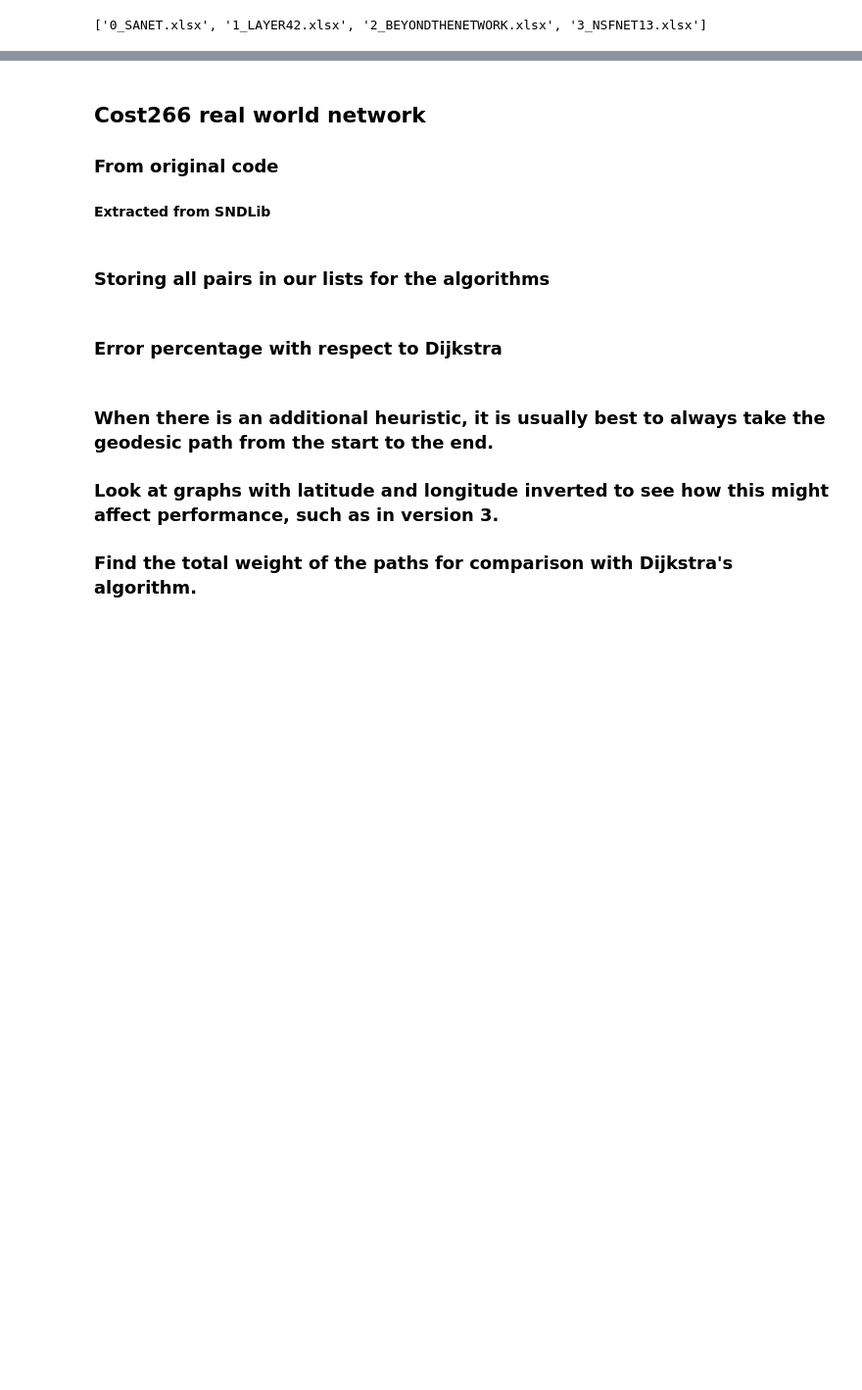
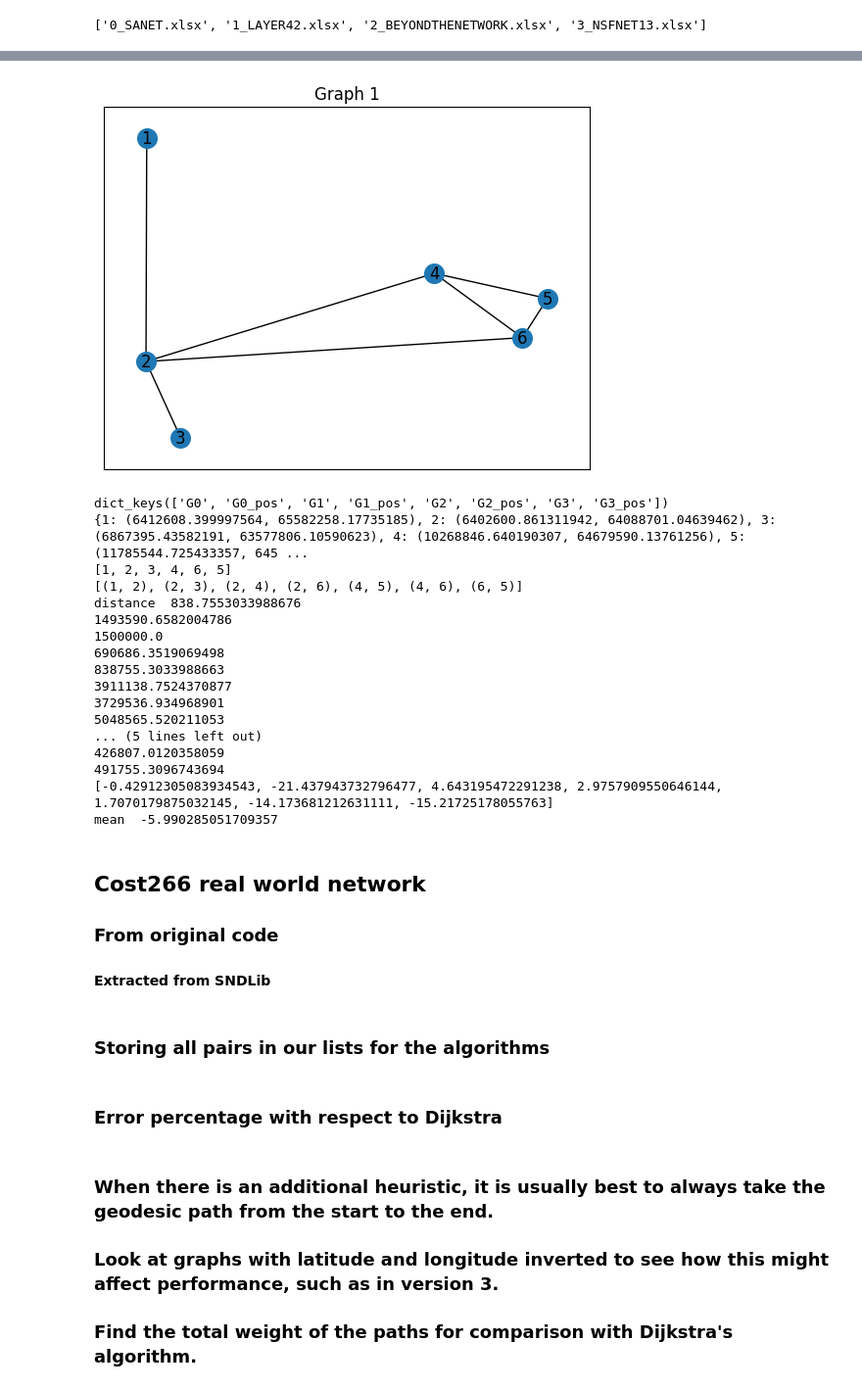
Before and after one commit to dylanljs04/human-gazed-algo, a Jupyter notebook: new_main.ipynb, the cells around one changed output, grey strips where cells are left out. Shown at 98% size. Cells and saved outputs as stored; diff of their text form; code cells hidden in the pictures; blank space fills up the shorter version.

Commit message:
calculate distanc with long lat

```diff
--- a/new_main.ipynb
+++ b/new_main.ipynb
@@ -165,3 +165,69 @@ class VectorOperations:
+# %%
+import math
+
+plot_graph(graphs["G1"], graphs["G1_pos"], "Graph 1")
+print(graphs.keys())
+print(graphs["G1_pos"])
+print(graphs["G1"].nodes)
+print(graphs["G1"].edges)
+
+import math
+
+
+def deg2rad(deg):
+    return deg * (math.pi / 180)
+
+def get_distance_from_lat_lon_in_km(lat1, lon1, lat2, lon2):
+    R = 6371  # Radius of the earth in km
+    d_lat = deg2rad(lat2 - lat1)
+    d_lon = deg2rad(lon2 - lon1)
+    a = (math.sin(d_lat / 2) * math.sin(d_lat / 2) +
+         math.cos(deg2rad(lat1)) * math.cos(deg2rad(lat2)) *
+         math.sin(d_lon / 2) * math.sin(d_lon / 2))
+    c = 2 * math.atan2(math.sqrt(a), math.sqrt(1 - a))
+    d = R * c  # Distance in km
+    if d < 1000:
+        return 1.5*d
+    elif d > 1200:
+        return 1.25*d
+    else:
+        return 1500
+
+x = get_distance_from_lat_lon_in_km(37.77, -122.42, 34.05, -118.24)
+print("distance ",x)
+
+
+sum = []
+# for i in range(4):
+i = 1
+for u, v, data in graphs[f"G{i}"].edges(data=True):
+    x = VectorOperations.dist_euclidean(u, v, graphs[f"G{i}_pos"])
+    print(x)
+    print(data["weight"]*1000)
+    res = 100*((x - data["weight"]*1000)/x)
+    sum.append(res)
+print(sum)
+
+print("mean ", np.mean(sum))
+# %% [output]
+[figure, added]
+dict_keys(['G0', 'G0_pos', 'G1', 'G1_pos', 'G2', 'G2_pos', 'G3', 'G3_pos'])
+{1: (6412608.399997564, 65582258.17735185), 2: (6402600.861311942, 64088701.04639462), 3: (6867395.43582191, 63577806.10590623), 4: (10268846.640190307, 64679590.13761256), 5: (11785544.725433357, 645 ...
+[1, 2, 3, 4, 6, 5]
+[(1, 2), (2, 3), (2, 4), (2, 6), (4, 5), (4, 6), (6, 5)]
+distance  838.7553033988676
+1493590.6582004786
+1500000.0
+690686.3519069498
+838755.3033988663
+3911138.7524370877
+3729536.934968901
+5048565.520211053
+... (5 lines left out)
+426807.0120358059
+491755.3096743694
+[-0.42912305083934543, -21.437943732796477, 4.643195472291238, 2.9757909550646144, 1.7070179875032145, -14.173681212631111, -15.21725178055763]
+mean  -5.990285051709357
 # %%
 # Note these are called backtracking but are the same as with the weighted graphs.
 
```
Also changed, not shown: parts of 3 cells of this notebook.
